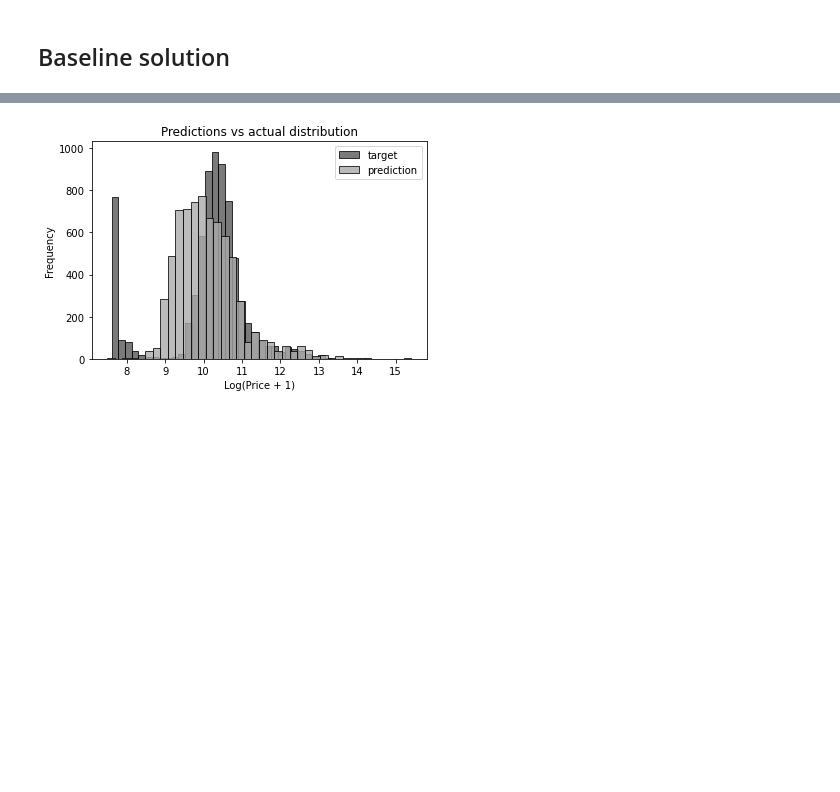
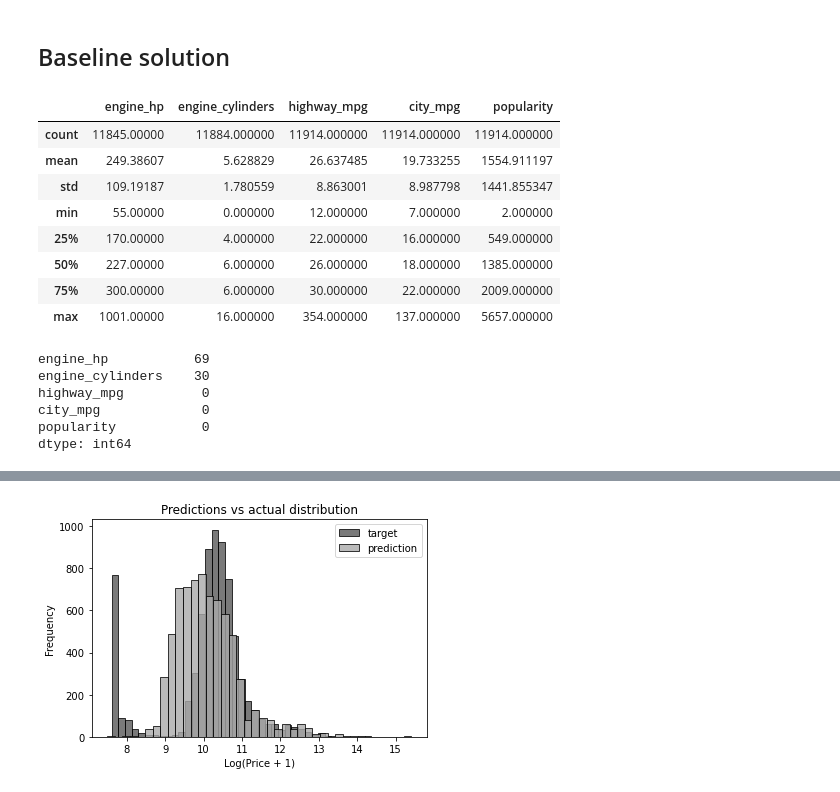
Before and after one commit to mustafabozkaya/AI-ML-DL-DS_Projects_Portfolio, a Jupyter notebook: car-price-Prediction-project /carprice.ipynb, the cells around one changed output, grey strips where cells are left out. Cells and saved outputs as stored; diff of their text form; code cells hidden in the pictures; blank space fills up the shorter version.

```diff
--- a/car-price-Prediction-project /carprice.ipynb
+++ b/car-price-Prediction-project /carprice.ipynb
@@ -279,3 +281,24 @@ def train_linear_regression(X, y):
 ## Baseline solution
 # %%
 base = ['engine_hp', 'engine_cylinders', 'highway_mpg', 'city_mpg', 'popularity']
+# %%
+df_shuffled[base].describe()
+# %% [output]
+|  | engine_hp | engine_cylinders | highway_mpg | city_mpg | popularity |
+| count | 11845.00000 | 11884.000000 | 11914.000000 | 11914.000000 | 11914.000000 |
+| mean | 249.38607 | 5.628829 | 26.637485 | 19.733255 | 1554.911197 |
+| std | 109.19187 | 1.780559 | 8.863001 | 8.987798 | 1441.855347 |
+| min | 55.00000 | 0.000000 | 12.000000 | 7.000000 | 2.000000 |
+| 25% | 170.00000 | 4.000000 | 22.000000 | 16.000000 | 549.000000 |
+| 50% | 227.00000 | 6.000000 | 26.000000 | 18.000000 | 1385.000000 |
+| 75% | 300.00000 | 6.000000 | 30.000000 | 22.000000 | 2009.000000 |
+| max | 1001.00000 | 16.000000 | 354.000000 | 137.000000 | 5657.000000 |
+# %%
+df_shuffled[base].isnull().sum()
+# %% [output]
+engine_hp           69
+engine_cylinders    30
+highway_mpg          0
+city_mpg             0
+popularity           0
+dtype: int64
```
Also changed, not shown: parts of 9 cells of this notebook.
